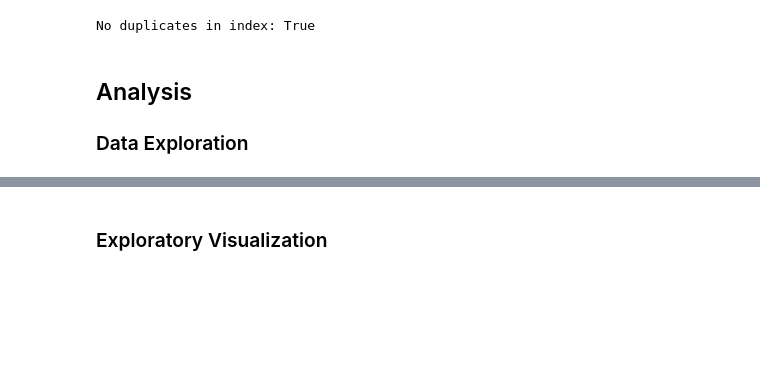
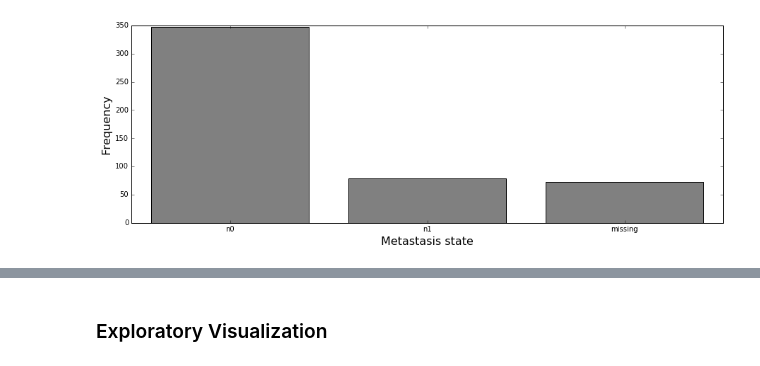
Before and after one commit to CCThompson82/Prostate_metastasis, a Jupyter notebook: PCa_Metastasis.ipynb, the cells around one changed output, grey strips where cells are left out. Drawn from its saved outputs; the diff is of its cells as text; code cells hidden in the pictures; blank space fills up the shorter version.

```diff
--- a/PCa_Metastasis.ipynb
+++ b/PCa_Metastasis.ipynb
@@ -44,10 +29,10 @@ The **'clinical'** dataset is trimmed to include only those patients where a met
 print("Total observations in original dataset:",clinical.shape[0])
 
 not_labeled = y_all[y_all.isnull()]
-y_labels = y_all[y_all.notnull()]
+y = y_all[y_all.notnull()]
 
-print("\nObservations with metastasis label:",y_labels.shape[0])
-print("\nUnlabeled observations (removed:)",not_labeled.shape[0])
+print("\nObservations with metastasis label:",y.shape[0])
+print("Unlabeled observations (removed:)",not_labeled.shape[0])
 # %% [output]
 Total observations in original dataset: 499
 
@@ -80,15 +41,17 @@ X_scaled = X_scaled_all.loc[X.index]
-# %%
-"""Ensure target labels correspond to an observation in X"""
-y = y_labels[X.index] #only labels that are in X are kept.
-y_all = y_all[X_all.index]
-# %%
-"""Test on DataFrame"""
-print('No duplicates in index:',X.index.is_unique)
-# %% [output]
-No duplicates in index: True
-# %% [markdown]
-## Analysis
-### Data Exploration
 # %%
 import matplotlib.pyplot as plt
 %matplotlib inline
+# %%
+D = (('n0', y[y =='n0'].shape[0]),
+     ('n1', y[y =='n1'].shape[0]),
+     ('missing' , len(not_labeled)))
+exp_fig = plt.figure(figsize=(15,5))
+A = exp_fig.add_subplot(1,1,1)
+ind = A.bar(range(0,3), height= [D[0][1], D[1][1], D[2][1]], align='center', color = 'grey')
+A.set_xticks(range(0,3))
+A.set_ylabel('Frequency', fontsize=16)
+A.set_xlabel('Metastasis state', fontsize=16)
+A.set_xticklabels([D[0][0], D[1][0], D[2][0]])  #Must be a better way to do this...
+ep = plt.show
+# %% [output]
+[figure, added]
```
Also changed, not shown: parts of 81 cells of this notebook, 3 other files.
